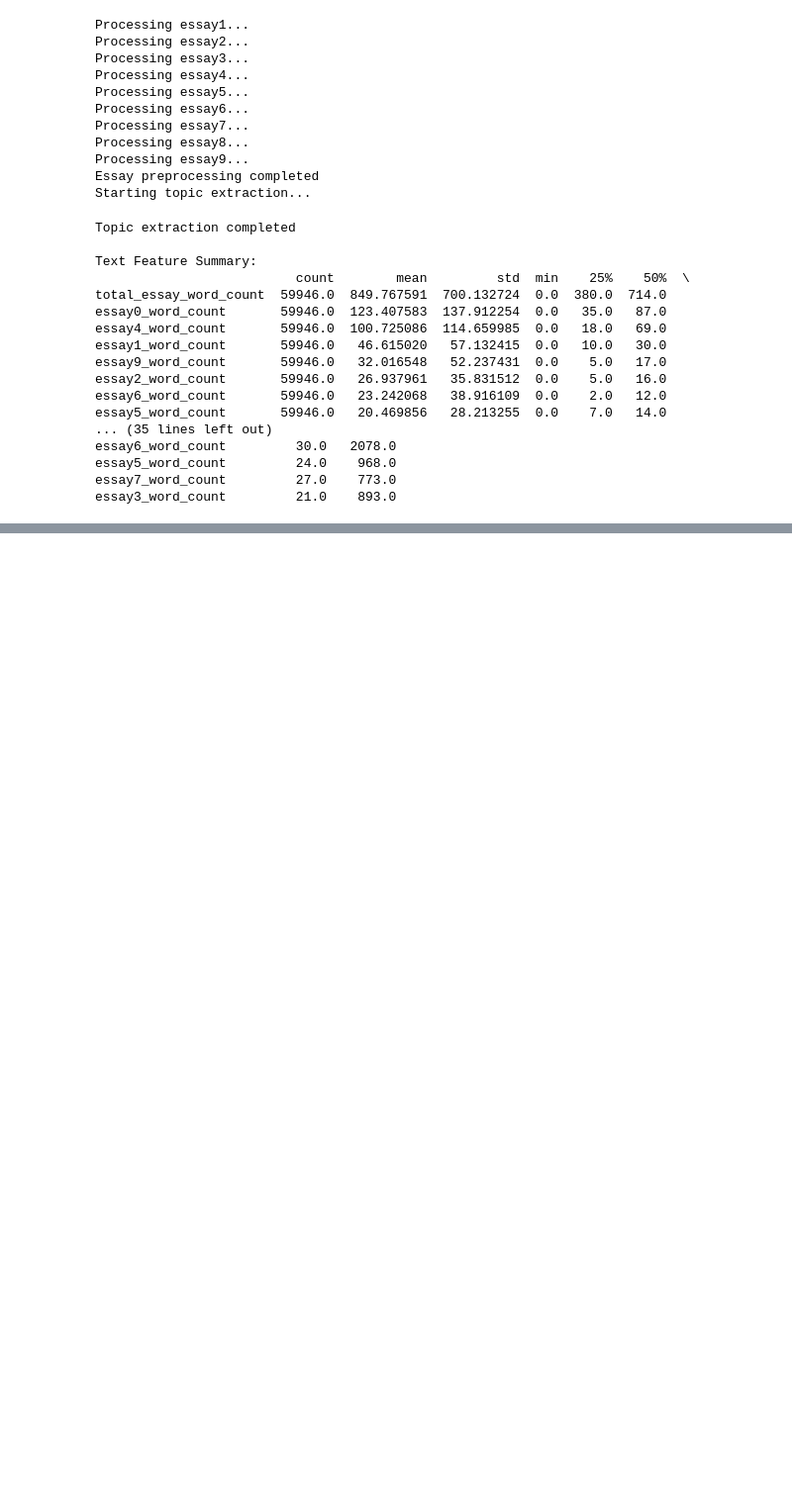
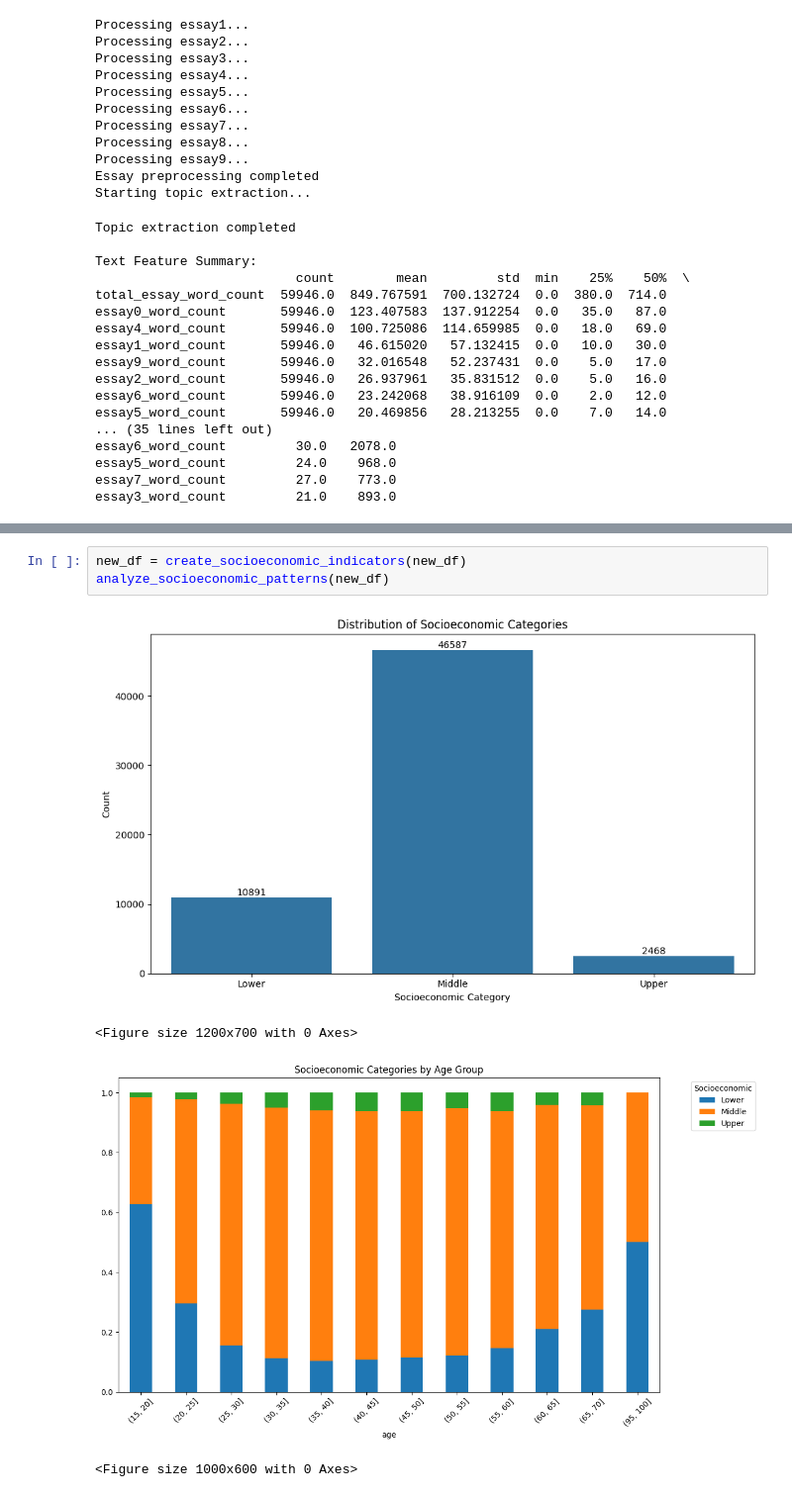
Before and after one commit to olavodd42/OKCupid-Date-a-Scientist, a Jupyter notebook: date-a-scientist.ipynb, the cells around one changed output, grey strips where cells are left out. Shown at 99% size. Drawn from its saved outputs; the diff is of its cells as text; blank space fills up the shorter version.

```diff
--- a/date-a-scientist.ipynb
+++ b/date-a-scientist.ipynb
@@ -1418,0 +1904,8 @@ Name: last_online, Length: 59946, dtype: datetime64[ns]
+# %%
+new_df = create_socioeconomic_indicators(new_df)
+analyze_socioeconomic_patterns(new_df)
+# %% [output]
+[figure, added]
+<Figure size 1200x700 with 0 Axes>
+[figure, added]
+<Figure size 1000x600 with 0 Axes>
```
Also changed, not shown: parts of 14 cells of this notebook.
